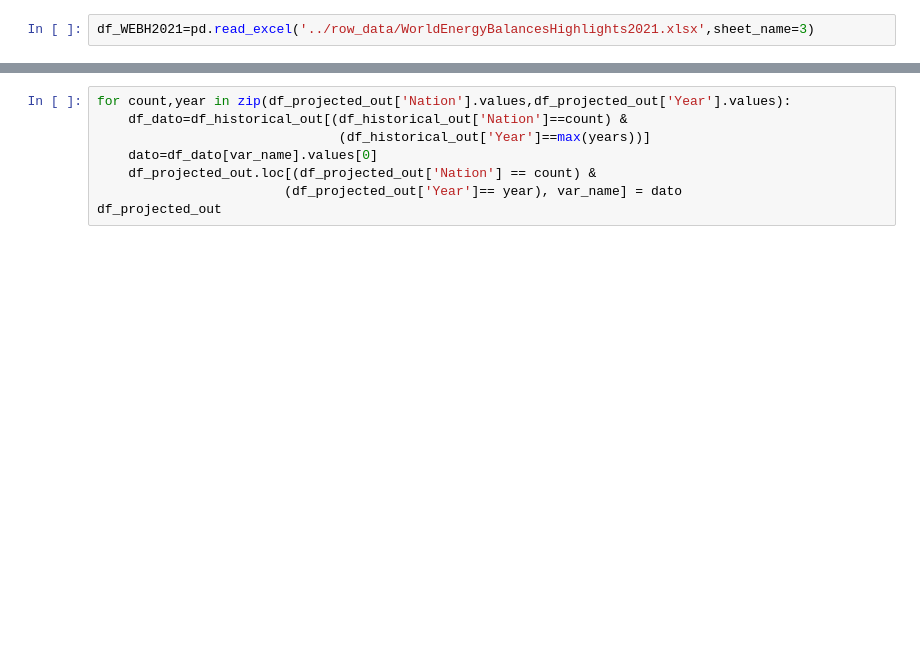
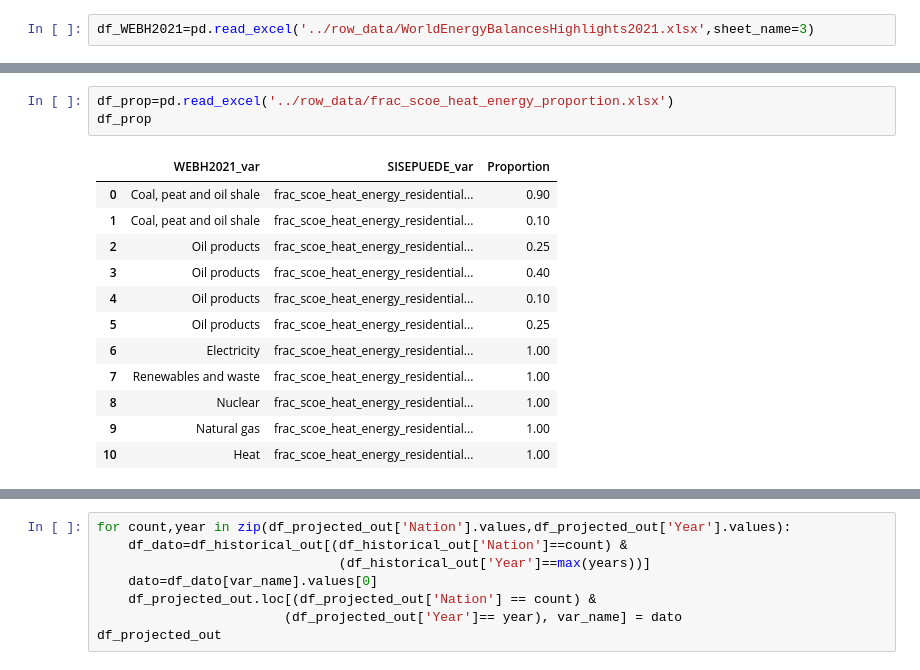
Before and after one commit to milocortes/sisepuede_data, a Jupyter notebook: Energy/frac_scoe_heat_energy_residential_coal/src/Process frac_scoe_heat_energy_residential.ipynb, the cells around one changed output, grey strips where cells are left out. Saved outputs shown, nothing was run; the diff lists cells and outputs as text; blank space fills up the shorter version.

Commit message:
frac_scoe_heat_energy_residential

```diff
--- a/Energy/frac_scoe_heat_energy_residential_coal/src/Process frac_scoe_heat_energy_residential.ipynb
+++ b/Energy/frac_scoe_heat_energy_residential_coal/src/Process frac_scoe_heat_energy_residential.ipynb
@@ -143,0 +96,16 @@ See the caveats in the documentation: https://pandas.pydata.org/pandas-docs/stab
+# %%
+df_prop=pd.read_excel('../row_data/frac_scoe_heat_energy_proportion.xlsx')
+df_prop
+# %% [output]
+|  | WEBH2021_var | SISEPUEDE_var | Proportion |
+| 0 | Coal, peat and oil shale | frac_scoe_heat_energy_residential... | 0.90 |
+| 1 | Coal, peat and oil shale | frac_scoe_heat_energy_residential... | 0.10 |
+| 2 | Oil products | frac_scoe_heat_energy_residential... | 0.25 |
+| 3 | Oil products | frac_scoe_heat_energy_residential... | 0.40 |
+| 4 | Oil products | frac_scoe_heat_energy_residential... | 0.10 |
+| 5 | Oil products | frac_scoe_heat_energy_residential... | 0.25 |
+| 6 | Electricity | frac_scoe_heat_energy_residential... | 1.00 |
+| 7 | Renewables and waste | frac_scoe_heat_energy_residential... | 1.00 |
+| 8 | Nuclear | frac_scoe_heat_energy_residential... | 1.00 |
+| 9 | Natural gas | frac_scoe_heat_energy_residential... | 1.00 |
+| 10 | Heat | frac_scoe_heat_energy_residential... | 1.00 |
```
Also changed, not shown: parts of 13 cells of this notebook, 29 other files.
